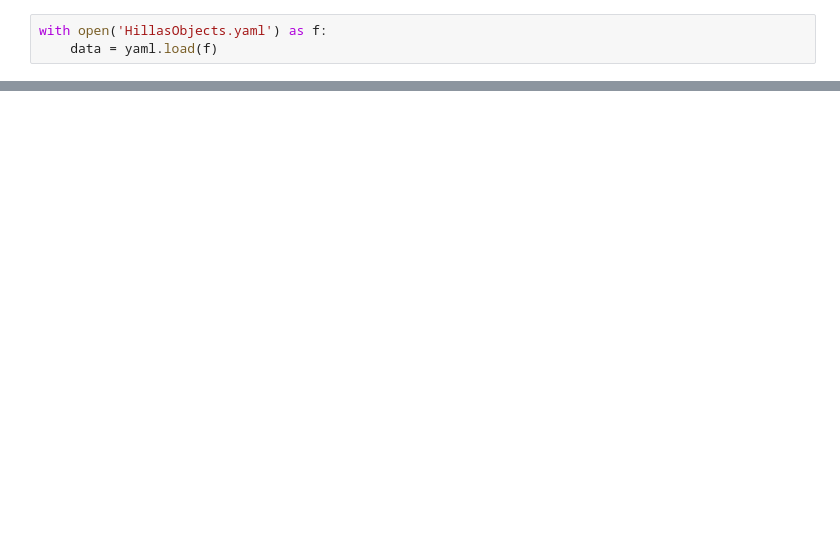
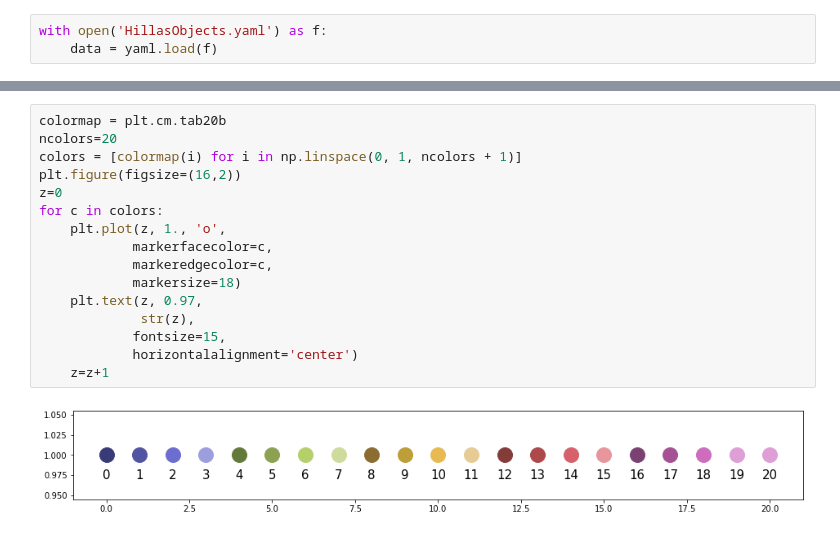
Before and after one commit to GernotMaier/HillasPlot, a Jupyter notebook: Phys-Hillas.ipynb, the cells around one changed output, grey strips where cells are left out. Drawn from its saved outputs; the diff is of its cells as text; blank space fills up the shorter version.

```diff
--- a/Phys-Hillas.ipynb
+++ b/Phys-Hillas.ipynb
@@ -182,0 +219,18 @@ Plotting Polygon Neutronensterne
+# %%
+colormap = plt.cm.tab20b
+ncolors=20
+colors = [colormap(i) for i in np.linspace(0, 1, ncolors + 1)]
+plt.figure(figsize=(16,2))
+z=0
+for c in colors:
+    plt.plot(z, 1., 'o',
+            markerfacecolor=c,
+            markeredgecolor=c,
+            markersize=18)
+    plt.text(z, 0.97,
+             str(z),
+            fontsize=15,
+            horizontalalignment='center')
+    z=z+1
+# %% [output]
+[figure, added]
```
Also changed, not shown: parts of 7 cells of this notebook, 1 other file.
